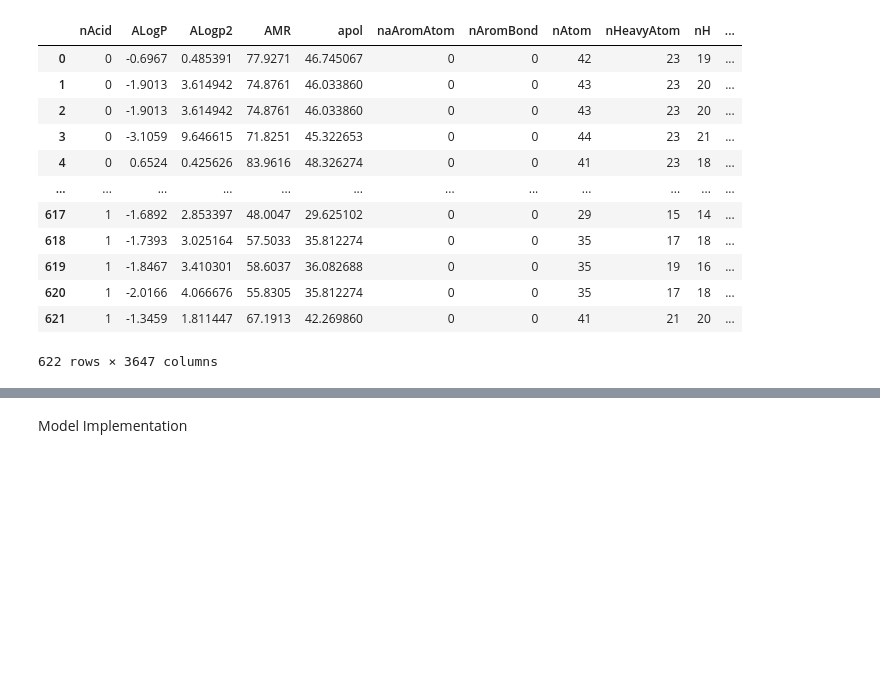
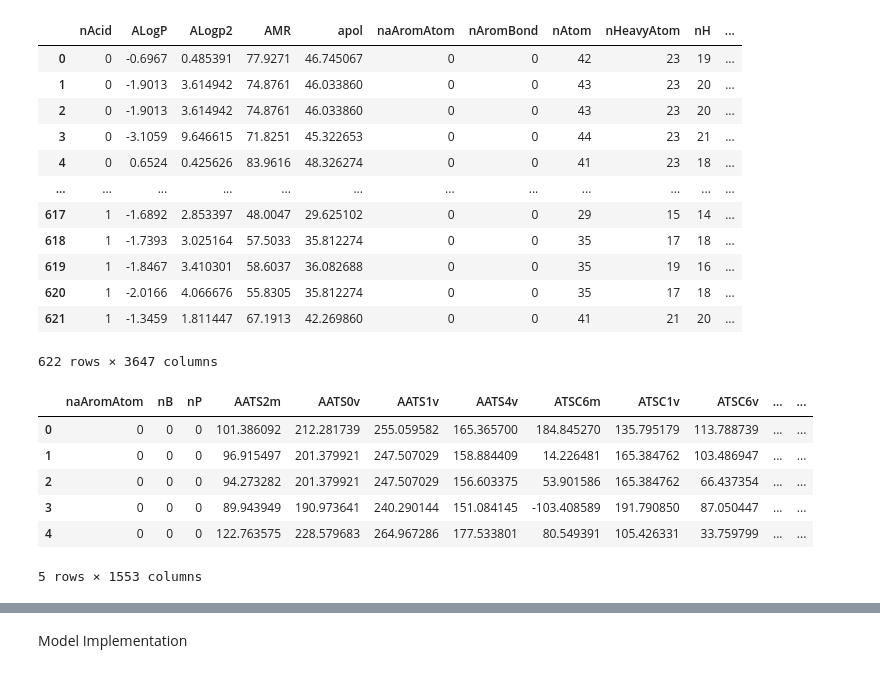
Before and after one commit to Samyzx/Sweetpred, a Jupyter notebook: Model_training.ipynb, the cells around one changed output, grey strips where cells are left out. Drawn from its saved outputs; the diff is of its cells as text; code cells hidden in the pictures; blank space fills up the shorter version.

```diff
--- a/Model_training.ipynb
+++ b/Model_training.ipynb
@@ -344,3 +363,13 @@ X
+# %%
+data_final.head()
+# %% [output]
+|  | naAromAtom | nB | nP | AATS2m | AATS0v | AATS1v | AATS4v | ATSC6m | ATSC1v | ATSC6v | ... | ... |
+| 0 | 0 | 0 | 0 | 101.386092 | 212.281739 | 255.059582 | 165.365700 | 184.845270 | 135.795179 | 113.788739 | ... | ... |
+| 1 | 0 | 0 | 0 | 96.915497 | 201.379921 | 247.507029 | 158.884409 | 14.226481 | 165.384762 | 103.486947 | ... | ... |
+| 2 | 0 | 0 | 0 | 94.273282 | 201.379921 | 247.507029 | 156.603375 | 53.901586 | 165.384762 | 66.437354 | ... | ... |
+| 3 | 0 | 0 | 0 | 89.943949 | 190.973641 | 240.290144 | 151.084145 | -103.408589 | 191.790850 | 87.050447 | ... | ... |
+| 4 | 0 | 0 | 0 | 122.763575 | 228.579683 | 264.967286 | 177.533801 | 80.549391 | 105.426331 | 33.759799 | ... | ... |
+5 rows × 1553 columns
 # %%
 from sklearn.preprocessing import StandardScaler
 
```
Also changed, not shown: parts of 22 cells of this notebook.
